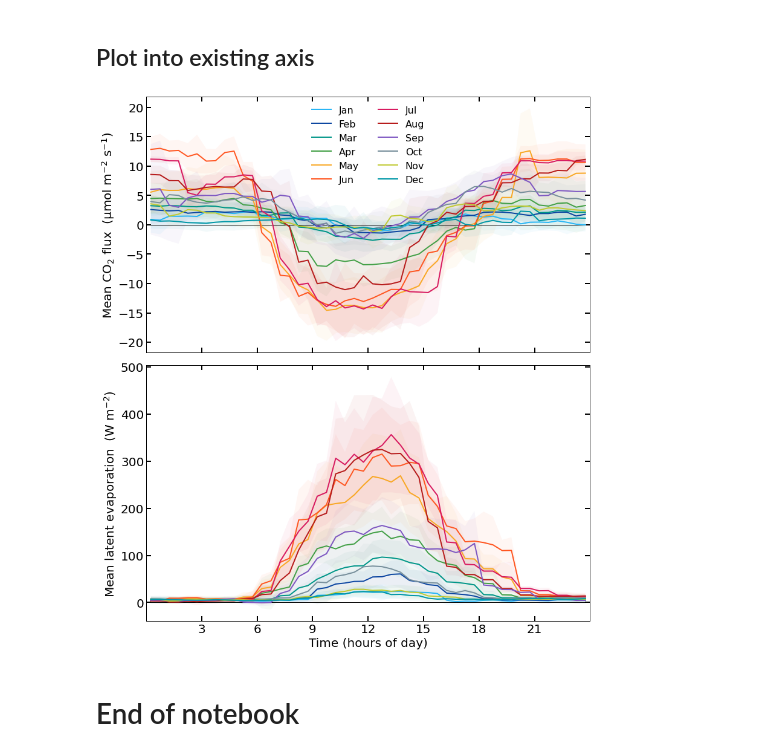
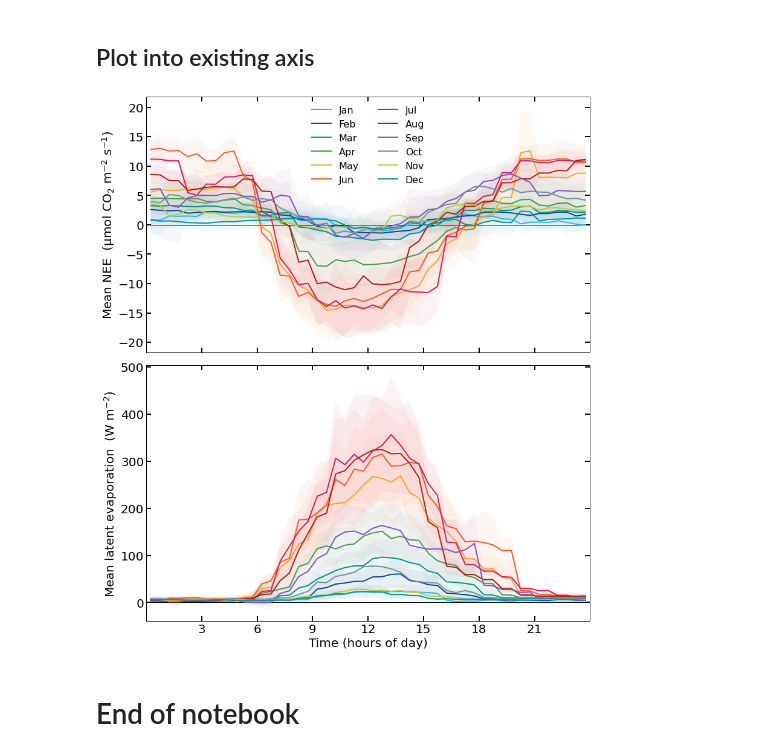
Before and after one commit to holukas/dataset_ch-hon_flux_product, a Jupyter notebook: dataset_ch-hon_flux_product/notebooks/00_PRELIMINARY_L0/51_PLOT_DielCycles_NEE_LE.ipynb, the cells around one changed output. Saved outputs shown, nothing was run; the diff lists cells and outputs as text; code cells hidden in the pictures.

```diff
--- a/dataset_ch-hon_flux_product/notebooks/00_PRELIMINARY_L0/51_PLOT_DielCycles_NEE_LE.ipynb
+++ b/dataset_ch-hon_flux_product/notebooks/00_PRELIMINARY_L0/51_PLOT_DielCycles_NEE_LE.ipynb
@@ -108,25 +108,25 @@ Freq: 30min, Name: LE_L3.1_L3.3_CUT_NONE_QCF_gfRF, Length: 23100, dtype: float64
 # %%
 fig = plt.figure(facecolor='white', figsize=(12, 14), dpi=72)
 gs = gridspec.GridSpec(2, 1)  # rows, cols
 gs.update(wspace=0.3, hspace=0.05, left=0.08, right=0.93, top=0.93, bottom=0.07)
 ax = fig.add_subplot(gs[0, 0])
 ax2 = fig.add_subplot(gs[1, 0])
 
 # CO2
 dc_co2 = DielCycle(series=co2)
 title = ""
-units = r'($\mathrm{µmol\ m^{-2}\ s^{-1}}$)'
-dc_co2.plot(ax=ax, title=title, txt_ylabel_units=units, each_month=True, legend_n_col=2, ylabel=r"$\mathrm{Mean\ CO_{2}\ flux}$",
+units = r'($\mathrm{µmol\ CO_{2}\ m^{-2}\ s^{-1}}$)'
+dc_co2.plot(ax=ax, title=title, txt_ylabel_units=units, each_month=True, legend_n_col=2, ylabel=r"$\mathrm{Mean\ NEE}$",
             showgrid=False, show_xticklabels=False, show_xlabel=False)
 
 # Latent evaporation
 dc_le = DielCycle(series=le)
 title = ""
 units = r'($\mathrm{W\ m^{-2}}$)'
 dc_le.plot(ax=ax2, title=title, txt_ylabel_units=units, each_month=True, legend_n_col=2, ylabel=r'$\mathrm{Mean\ latent\ evaporation}$', showgrid=False, show_xticklabels=True, show_legend=False)
 fig.show()
 # %% [output]
-[figure, old version]
+[figure, new version]
 # %% [markdown]
 # End of notebook
 # %%
```
Also changed, not shown: parts of 2 cells of this notebook, 1 other file.
